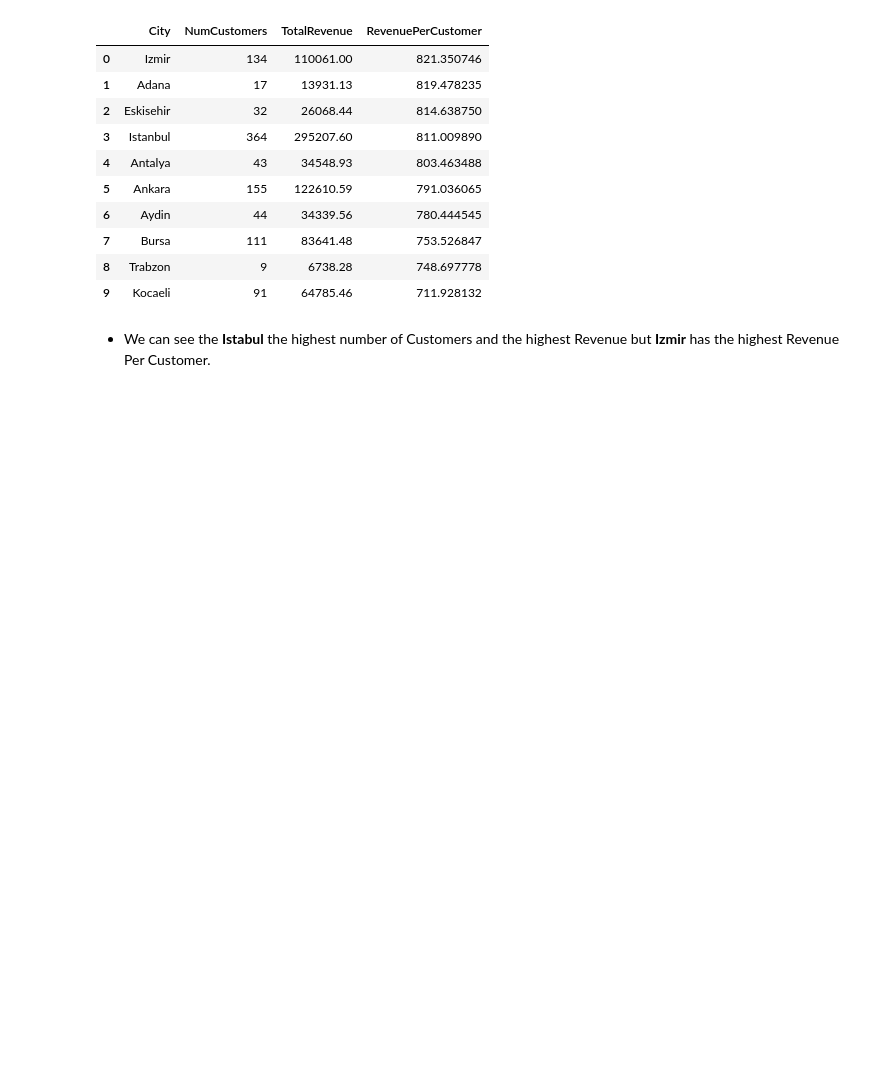
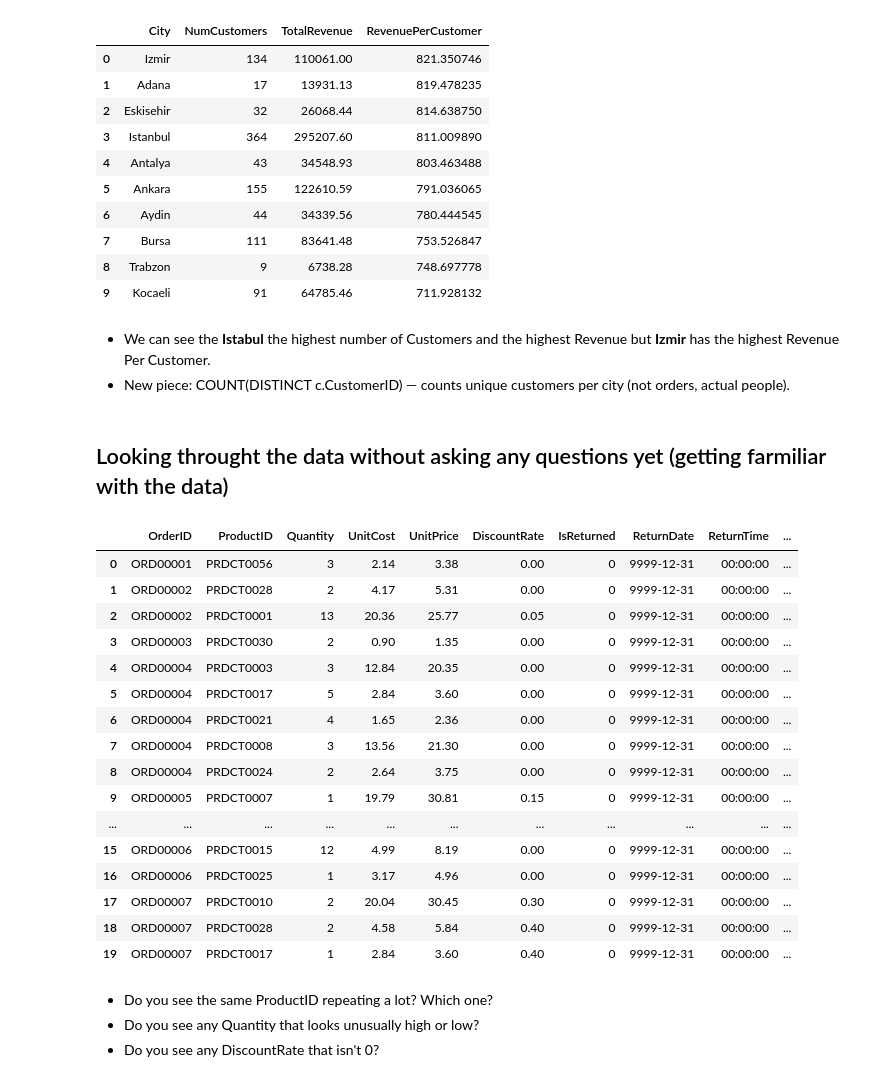
Before and after one commit to geff-ghost/notebooks, a Jupyter notebook: retail_data/MixedKnowledge.ipynb, the cells around one changed output. Saved outputs shown, nothing was run; the diff lists cells and outputs as text; code cells hidden in the pictures; blank space fills up the shorter version.

Commit message:
Study data without code

```diff
--- a/retail_data/MixedKnowledge.ipynb
+++ b/retail_data/MixedKnowledge.ipynb
@@ -521,3 +521,30 @@ pd.read_sql(query, conn)
 | 9 | Kocaeli | 91 | 64785.46 | 711.928132 |
 # %% [markdown]
 - We can see the **Istabul** the highest number of Customers and the highest Revenue but **Izmir** has the highest Revenue Per Customer.
+- New piece: COUNT(DISTINCT c.CustomerID) — counts unique customers per city (not orders, actual people).
+# %% [markdown]
+## Looking throught the data without asking any questions yet (getting farmiliar with the data)
+# %%
+order_details.head(20)
+# %% [output]
+|  | OrderID | ProductID | Quantity | UnitCost | UnitPrice | DiscountRate | IsReturned | ReturnDate | ReturnTime | ... |
+| 0 | ORD00001 | PRDCT0056 | 3 | 2.14 | 3.38 | 0.00 | 0 | 9999-12-31 | 00:00:00 | ... |
+| 1 | ORD00002 | PRDCT0028 | 2 | 4.17 | 5.31 | 0.00 | 0 | 9999-12-31 | 00:00:00 | ... |
+| 2 | ORD00002 | PRDCT0001 | 13 | 20.36 | 25.77 | 0.05 | 0 | 9999-12-31 | 00:00:00 | ... |
+| 3 | ORD00003 | PRDCT0030 | 2 | 0.90 | 1.35 | 0.00 | 0 | 9999-12-31 | 00:00:00 | ... |
+| 4 | ORD00004 | PRDCT0003 | 3 | 12.84 | 20.35 | 0.00 | 0 | 9999-12-31 | 00:00:00 | ... |
+| 5 | ORD00004 | PRDCT0017 | 5 | 2.84 | 3.60 | 0.00 | 0 | 9999-12-31 | 00:00:00 | ... |
+| 6 | ORD00004 | PRDCT0021 | 4 | 1.65 | 2.36 | 0.00 | 0 | 9999-12-31 | 00:00:00 | ... |
+| 7 | ORD00004 | PRDCT0008 | 3 | 13.56 | 21.30 | 0.00 | 0 | 9999-12-31 | 00:00:00 | ... |
+| 8 | ORD00004 | PRDCT0024 | 2 | 2.64 | 3.75 | 0.00 | 0 | 9999-12-31 | 00:00:00 | ... |
+| 9 | ORD00005 | PRDCT0007 | 1 | 19.79 | 30.81 | 0.15 | 0 | 9999-12-31 | 00:00:00 | ... |
+| ... | ... | ... | ... | ... | ... | ... | ... | ... | ... | ... |
+| 15 | ORD00006 | PRDCT0015 | 12 | 4.99 | 8.19 | 0.00 | 0 | 9999-12-31 | 00:00:00 | ... |
+| 16 | ORD00006 | PRDCT0025 | 1 | 3.17 | 4.96 | 0.00 | 0 | 9999-12-31 | 00:00:00 | ... |
+| 17 | ORD00007 | PRDCT0010 | 2 | 20.04 | 30.45 | 0.30 | 0 | 9999-12-31 | 00:00:00 | ... |
+| 18 | ORD00007 | PRDCT0028 | 2 | 4.58 | 5.84 | 0.40 | 0 | 9999-12-31 | 00:00:00 | ... |
+| 19 | ORD00007 | PRDCT0017 | 1 | 2.84 | 3.60 | 0.40 | 0 | 9999-12-31 | 00:00:00 | ... |
+# %% [markdown]
+- Do you see the same ProductID repeating a lot? Which one?
+- Do you see any Quantity that looks unusually high or low?
+- Do you see any DiscountRate that isn't 0?
```
Also changed, not shown: parts of 8 cells of this notebook.
